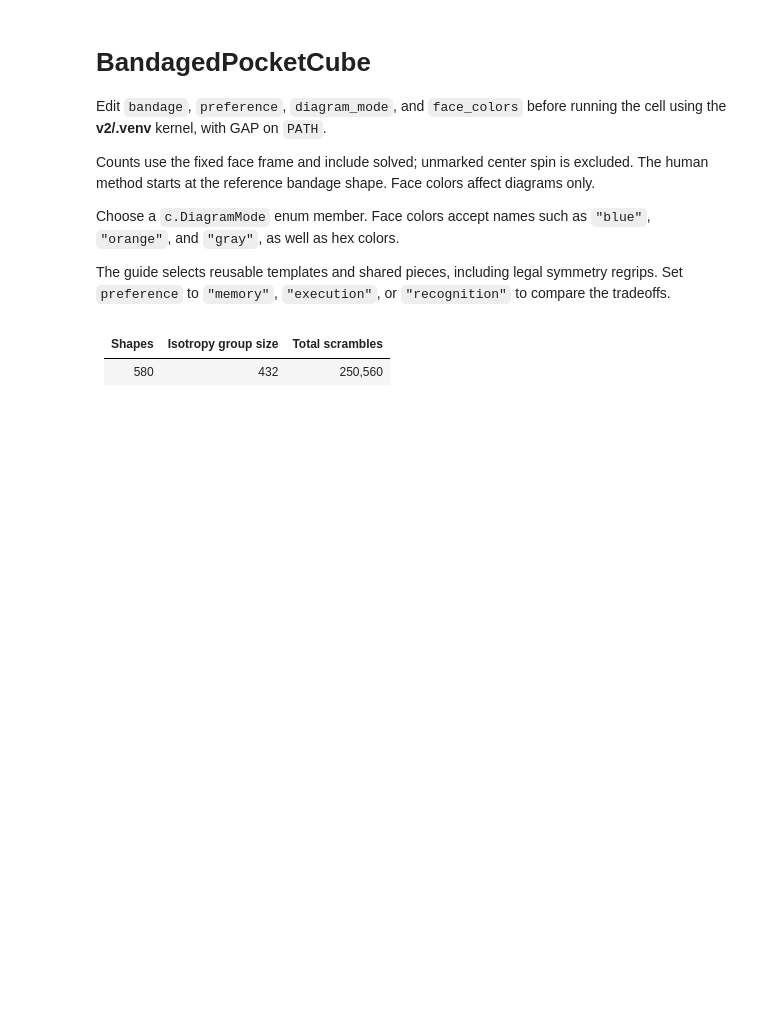
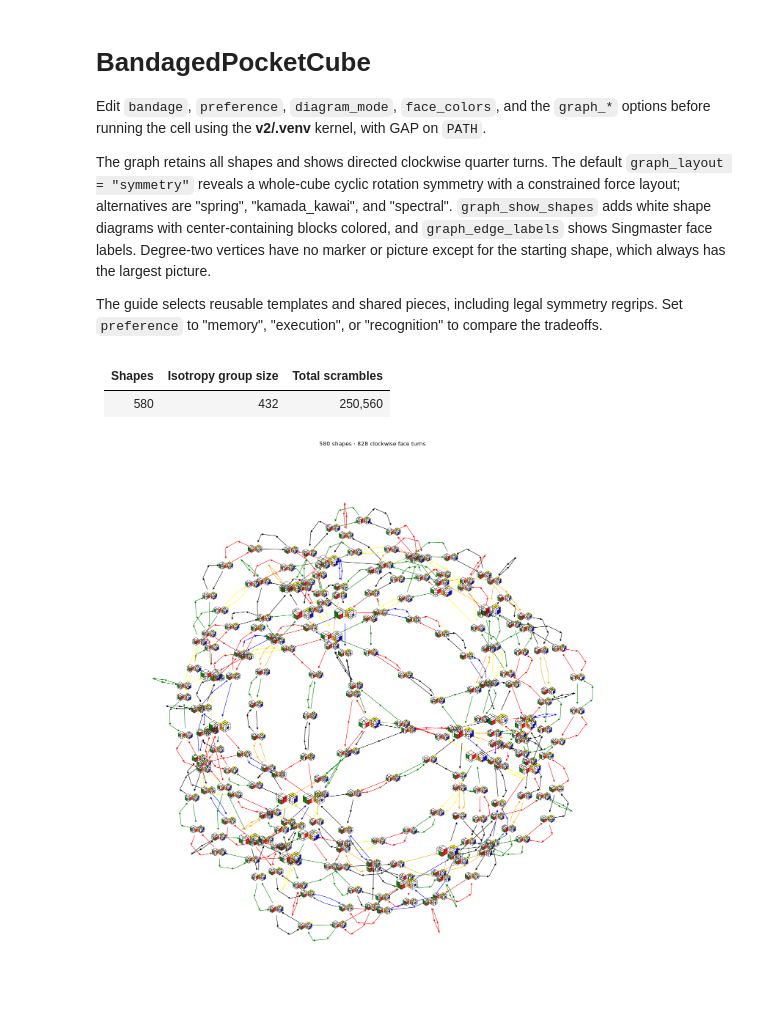
Before and after one commit to ladislavdubravsky/bandaged-cube-explorer, a Jupyter notebook: v2/examples/BandagedPocketCube.ipynb, the cells around one changed output. Cells and saved outputs as stored; diff of their text form; code cells hidden in the pictures; blank space fills up the shorter version.

Commit message:
Add symmetry-preserving bandage graph rendering

```diff
--- a/v2/examples/BandagedPocketCube.ipynb
+++ b/v2/examples/BandagedPocketCube.ipynb
@@ -1,16 +1,14 @@
 # %% [markdown]
 # BandagedPocketCube
 
-Edit `bandage`, `preference`, `diagram_mode`, and `face_colors` before running the cell using the **v2/.venv** kernel, with GAP on `PATH`.
+Edit `bandage`, `preference`, `diagram_mode`, `face_colors`, and the `graph_*` options before running the cell using the **v2/.venv** kernel, with GAP on `PATH`.
 
-Counts use the fixed face frame and include solved; unmarked center spin is excluded.
-The human method starts at the reference bandage shape. Face colors affect diagrams only.
+The graph retains all shapes and shows directed clockwise quarter turns. The default `graph_layout = "symmetry"` reveals a whole-cube cyclic rotation symmetry with a constrained force layout; alternatives are "spring", "kamada_kawai", and "spectral". `graph_show_shapes` adds white shape diagrams with center-containing blocks colored, and `graph_edge_labels` shows Singmaster face labels. Degree-two vertices have no marker or picture except for the starting shape, which always has the largest picture.
 
-Choose a `c.DiagramMode` enum member. Face colors accept names such as `"blue"`, `"orange"`, and `"gray"`, as well as hex colors.
-
-The guide selects reusable templates and shared pieces, including legal symmetry regrips. Set `preference` to `"memory"`, `"execution"`, or `"recognition"` to compare the tradeoffs.
+The guide selects reusable templates and shared pieces, including legal symmetry regrips. Set `preference` to "memory", "execution", or "recognition" to compare the tradeoffs.
 # %%
 import bce_v2 as c
+import matplotlib.pyplot as plt
 from bce_v2.notebook import refresh_renderers
 from IPython.display import Markdown, display
 
@@ -23,33 +21,48 @@ bandage = [
 
     0, 0, 4,
     0, 0, 4,
     5, 5, 6,
 
     0, 0, 4,
     0, 0, 4,
     5, 5, 6,
 ]
 
 preference = "memory"
+graph_layout = "symmetry"
+graph_show_shapes = True
+graph_edge_labels = False
+graph_figsize = (16, 16)
+graph_shape_size = 0.6
 diagram_mode = c.DiagramMode.OPPOSITE_CORNERS
 face_colors = {
     'U': 'white', 'R': 'red', 'F': 'green',
     'D': 'yellow', 'L': 'orange', 'B': 'blue',
 }
 
 analysis = c.analyze_isotropy(bandage)
 display(Markdown(
     "| Shapes | Isotropy group size | Total scrambles |\n"
     "| ---: | ---: | ---: |\n"
     f"| {analysis.loops.shape_count:,} | {analysis.group_order:,} | {analysis.colored_state_count:,} |"
 ))
 
+shape_graph = c.explore(bandage)
+graph_figure = c.draw_bandage_graph(
+    shape_graph, layout=graph_layout, show_shapes=graph_show_shapes,
+    edge_labels=graph_edge_labels, face_colors=face_colors,
+    diagram_mode=diagram_mode, figsize=graph_figsize, shape_size=graph_shape_size,
+)
+display(graph_figure)
+plt.close(graph_figure)
+
 repertoire = c.template_human_repertoire(analysis, preference=preference)
 display(Markdown(repertoire.write_guide(diagram_mode=diagram_mode, face_colors=face_colors)))
 # %% [output]
 | Shapes | Isotropy group size | Total scrambles |
 | ---: | ---: | ---: |
 | 580 | 432 | 250,560 |
+[figure, added]
 # Solution from solved shape
 
 This computational method covers all **432 reachable colored states** whose bandage shape is already the declared reference shape.
```
Also changed, not shown: 7 other files.
